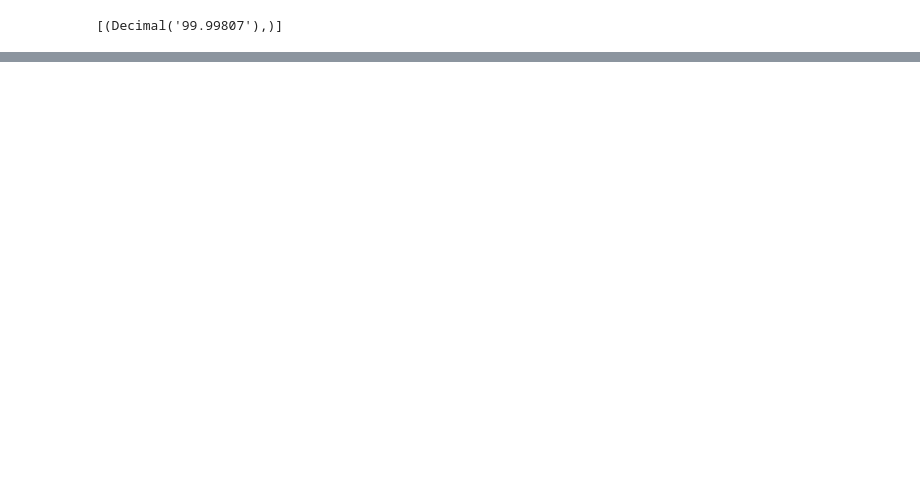
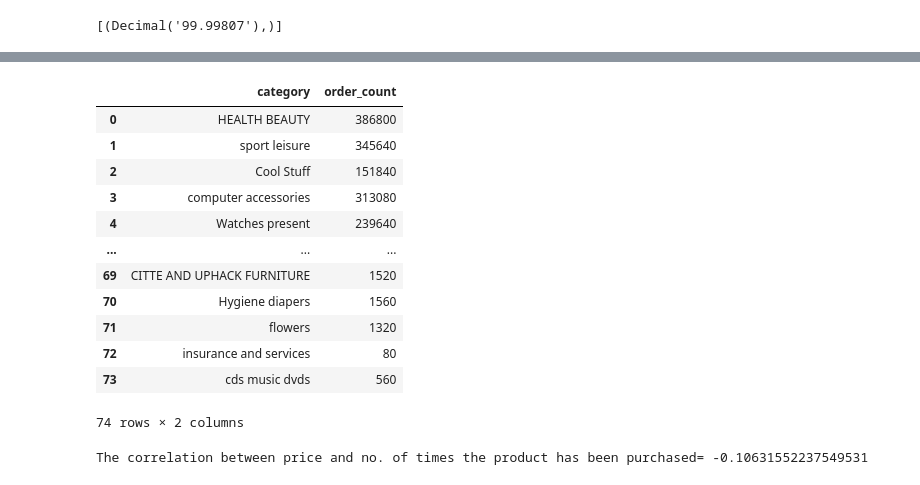
Before and after one commit to sagar-raj-yadav/ecommerce_data_analysis, a Jupyter notebook: Ecommerce.ipynb, the cells around one changed output, grey strips where cells are left out. Cells and saved outputs as stored; diff of their text form; code cells hidden in the pictures; blank space fills up the shorter version.

```diff
--- a/Ecommerce.ipynb
+++ b/Ecommerce.ipynb
@@ -251,0 +266,71 @@ data
+# %%
+#pre-requisite foe Q.4
+#Q ->find haar product kitne baar order hua h
+query=""" SELECT products.product_category,COUNT(order_items.product_id)
+          from products JOIN order_items ON
+          products.product_id=order_items.product_id GROUP BY
+          products.product_category
+    """
+cur.execute(query)
+data = cur.fetchall()
+df = pd.DataFrame(data,columns = ["category", "order_count"])
+df
+# %% [output]
+|  | category | order_count |
+| 0 | HEALTH BEAUTY | 386800 |
+| 1 | sport leisure | 345640 |
+| 2 | Cool Stuff | 151840 |
+| 3 | computer accessories | 313080 |
+| 4 | Watches present | 239640 |
+| ... | ... | ... |
+| 69 | CITTE AND UPHACK FURNITURE | 1520 |
+| 70 | Hygiene diapers | 1560 |
+| 71 | flowers | 1320 |
+| 72 | insurance and services | 80 |
+| 73 | cds music dvds | 560 |
+74 rows × 2 columns
+# %%
+#Time ->  1:04:36 (https://www.youtube.com/watch?v=hK-qUy3UfT8&t=368s)
+
+# 4. Identify the correlation between product price and the number of times a product has been purchased.
+# question ka matlab ye hai ki,hume pata karna h ki jab humara product ka price increase ya decrease ho rha
+#  to kya order bhi increase ya decrease ho rha
+#(generally yesa hota h ki product ka price increase hone pe,wo product kum log order karte h)
+
+#first we find , kitna baar ek particular product buy hua h  (in order_items table , group by order_item_id , product id and price)
+#haar product ke basis pe uska price find kar lenge
+
+query = """ SELECT products.product_category ,COUNT(order_items.product_id),
+            AVG(order_items.price)  from products
+            JOIN order_items on products.product_id=order_items.product_id
+             GROUP BY products.product_category """
+
+
+cur.execute(query)
+data = cur.fetchall()
+df = pd.DataFrame(data,columns = ["category", "order_count","price"])
+df #this gives-> category,order_count,price
+
+arr1=df["order_count"]
+arr2=df["price"]
+a=np.corrcoef([arr1,arr2])   # array([[ 1.        , -0.10631552], ->their is neutral relationship b/w order_count and price
+                           #        [-0.10631552,  1.        ]])  ->it means,0.10..  their is no impact on number of orders on the price
+
+print("The correlation between price and no. of times the product has been purchased=",a[0][1])
+
+
+
+                           # (price increase ho rha h to humara orders pe koi impact nhi padd rha h)
+                       # yesa nhi ho rha h ki price increase ho rha h to order decrease ho rha h
+
+  #diagonal value ko ignore kro(1. and 1. ignore)
+
+#corelstion lies between -1 to +1 (-1 means inversely proportional and +1 means directly proportional)
+# -1 -> agar price increase hoga to ,number of order decrease hoga ->this is inversely proportional
+# +1 -> agar cigarrate jyada log piyenge to deaths bhi jyada hoga ->this is directly proportional
+
+#In our question,
+# 0.105 (very close to 0) -> no correlation between price and number of orders ->this is neutral relationship
+#agar yesa value hota to, -0.7 or 0.6 ->this is inversly proportional
+# %% [output]
+The correlation between price and no. of times the product has been purchased= -0.10631552237549531
```
Also changed, not shown: parts of 13 cells of this notebook.
